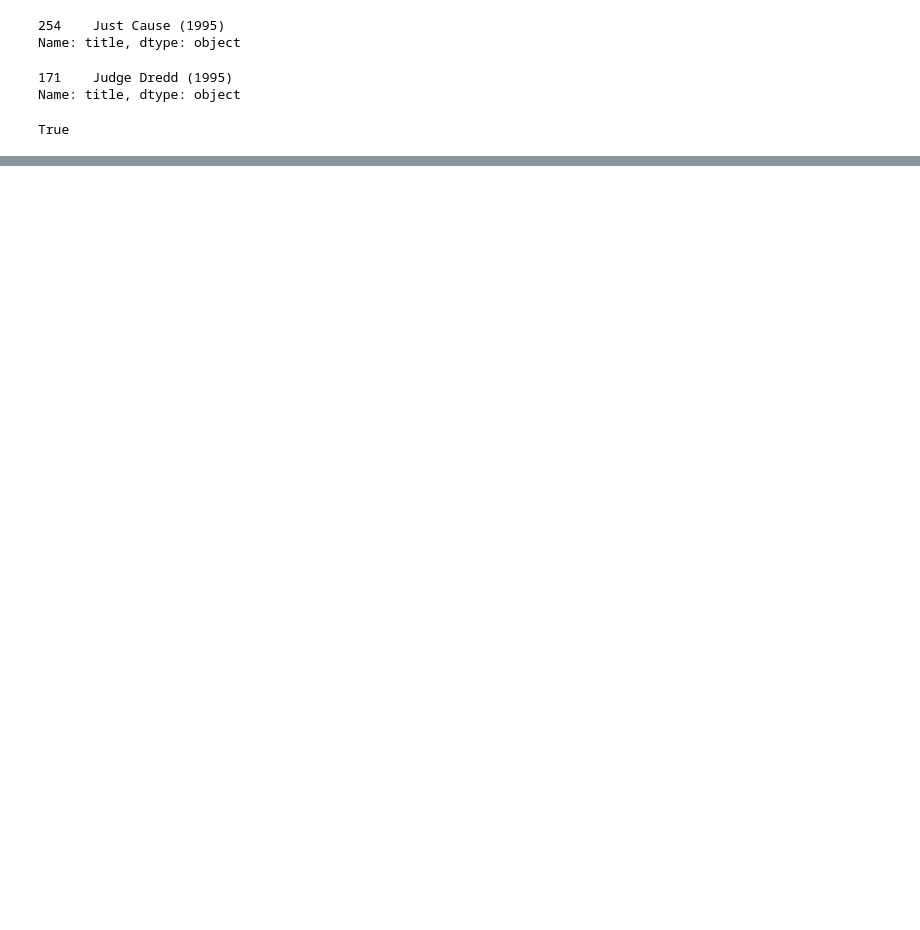
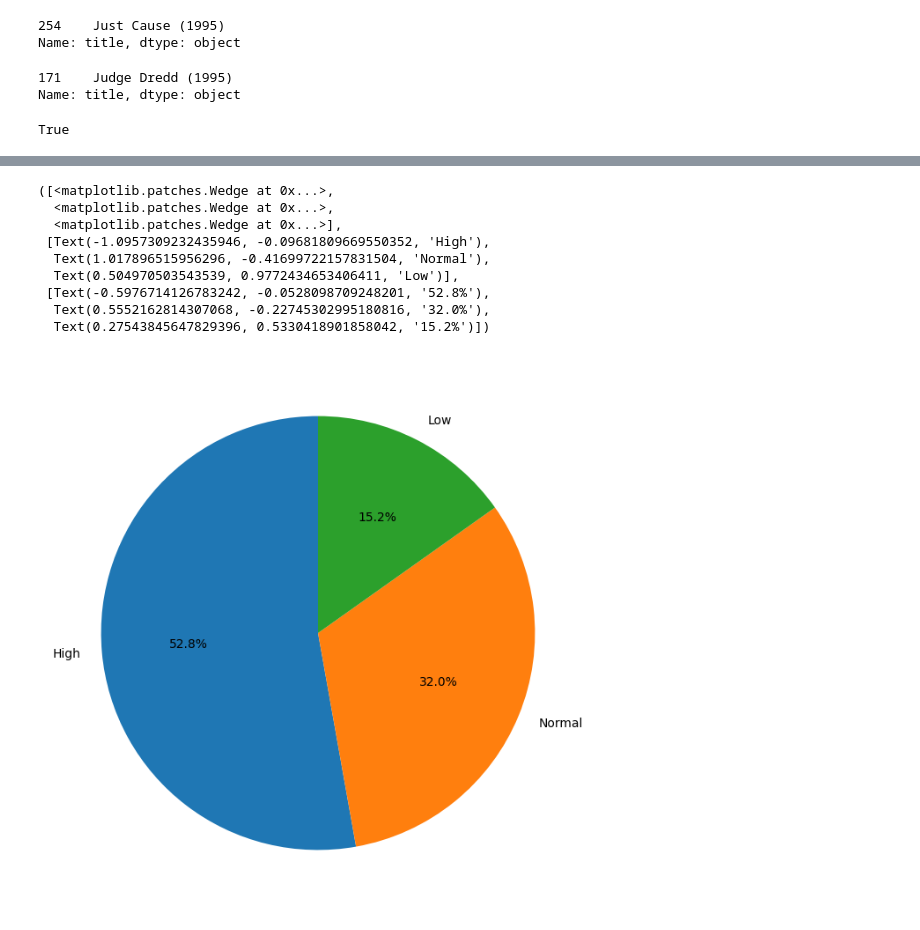
Before and after one commit to MiltonOberg/Artificial_Intelligence2-Milton-OPA23, a Jupyter notebook: Labb_1/labb_1.ipynb, the cells around one changed output, grey strips where cells are left out. Drawn from its saved outputs; the diff is of its cells as text; code cells hidden in the pictures; blank space fills up the shorter version.

```diff
--- a/Labb_1/labb_1.ipynb
+++ b/Labb_1/labb_1.ipynb
@@ -591,0 +648,26 @@ Movies you might like:
+# %%
+categories=[
+    (df_heart["Chol"]< 200),
+    (df_heart["Chol"]>= 200) & (df_heart["Chol"]<= 240),
+    (df_heart["Chol"]> 240),
+]
+categories=["Low", "Normal", "High"]
+# %%
+df_heart['Category'] = pd.cut(df_heart['Chol'], bins=[0, 199, 239, float('inf')], labels=categories, right=False)
+df_heart
+category_counts = df_heart['Category'].value_counts()
+# %%
+plt.figure(figsize= (10, 8))
+
+plt.pie(category_counts, labels= category_counts.index, autopct='%1.1f%%', startangle= 90)
+# %% [output]
+([<matplotlib.patches.Wedge at 0x...>,
+  <matplotlib.patches.Wedge at 0x...>,
+  <matplotlib.patches.Wedge at 0x...>],
+ [Text(-1.0957309232435946, -0.09681809669550352, 'High'),
+  Text(1.017896515956296, -0.41699722157831504, 'Normal'),
+  Text(0.504970503543539, 0.9772434653406411, 'Low')],
+ [Text(-0.5976714126783242, -0.0528098709248201, '52.8%'),
+  Text(0.5552162814307068, -0.22745302995180816, '32.0%'),
+  Text(0.27543845647829396, 0.5330418901858042, '15.2%')])
+[figure, added]
```
Also changed, not shown: parts of 15 cells of this notebook, 1 other file.
